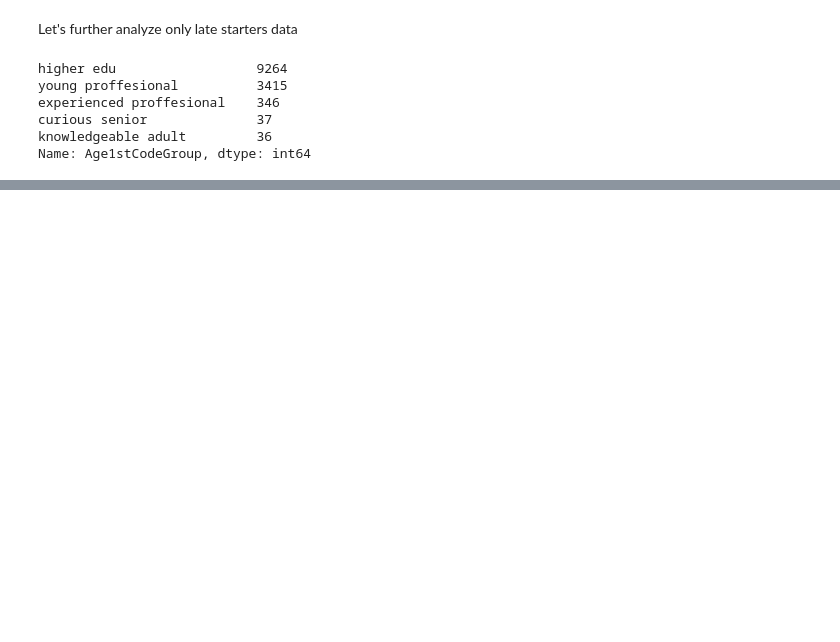
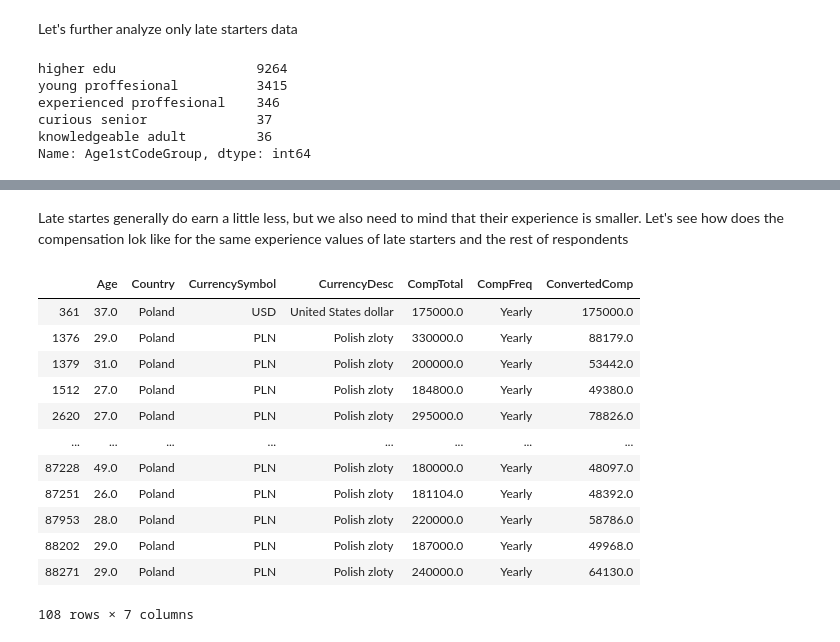
Before and after one commit to imInez/never_too_late, a Jupyter notebook: never_too_late.ipynb, the cells around one changed output, grey strips where cells are left out. Drawn from its saved outputs; the diff is of its cells as text; code cells hidden in the pictures; blank space fills up the shorter version.

```diff
--- a/never_too_late.ipynb
+++ b/never_too_late.ipynb
@@ -303,0 +264,21 @@ fig.show()
+# %% [markdown]
+Late startes generally do earn a little less, but we also need to mind that their experience is smaller.
+Let's see how does the compensation lok like for the same experience values of late starters and the rest of respondents
+# %%
+df_full[['Age', 'Country', 'CurrencySymbol', 'CurrencyDesc', 'CompTotal', 'CompFreq', 'ConvertedComp']][(df_full['Country']=='Poland') &(df_full['CompFreq']=='Yearly')]
+
+# df_full['CompFreq'][df_full['Country']=='Poland'].value_counts()
+# %% [output]
+|  | Age | Country | CurrencySymbol | CurrencyDesc | CompTotal | CompFreq | ConvertedComp |
+| 361 | 37.0 | Poland | USD | United States dollar | 175000.0 | Yearly | 175000.0 |
+| 1376 | 29.0 | Poland | PLN | Polish zloty | 330000.0 | Yearly | 88179.0 |
+| 1379 | 31.0 | Poland | PLN | Polish zloty | 200000.0 | Yearly | 53442.0 |
+| 1512 | 27.0 | Poland | PLN | Polish zloty | 184800.0 | Yearly | 49380.0 |
+| 2620 | 27.0 | Poland | PLN | Polish zloty | 295000.0 | Yearly | 78826.0 |
+| ... | ... | ... | ... | ... | ... | ... | ... |
+| 87228 | 49.0 | Poland | PLN | Polish zloty | 180000.0 | Yearly | 48097.0 |
+| 87251 | 26.0 | Poland | PLN | Polish zloty | 181104.0 | Yearly | 48392.0 |
+| 87953 | 28.0 | Poland | PLN | Polish zloty | 220000.0 | Yearly | 58786.0 |
+| 88202 | 29.0 | Poland | PLN | Polish zloty | 187000.0 | Yearly | 49968.0 |
+| 88271 | 29.0 | Poland | PLN | Polish zloty | 240000.0 | Yearly | 64130.0 |
+108 rows × 7 columns
```
Also changed, not shown: parts of 34 cells of this notebook.
